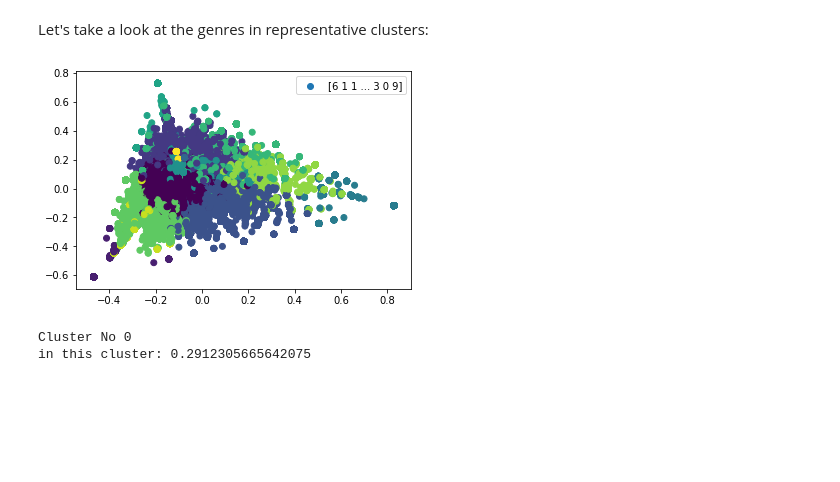
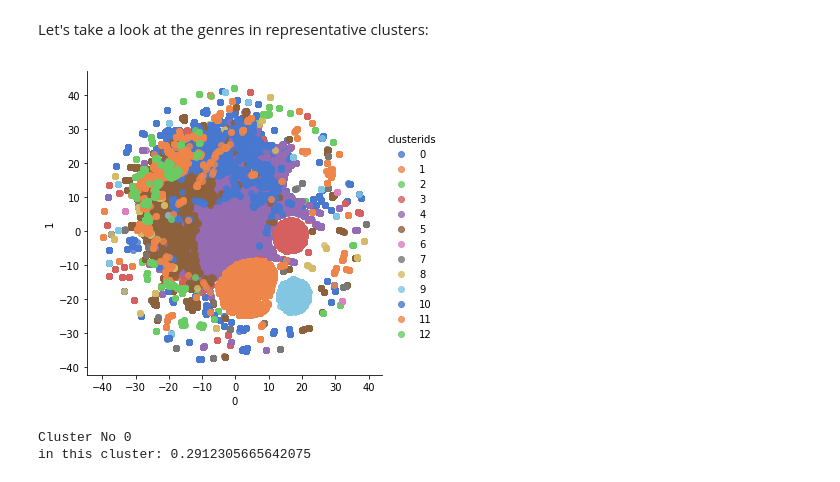
Before and after one commit to janapfeffer/DM_Project_MoviePrediction, a Jupyter notebook: ClusterExperiments.ipynb, the cells around one changed output. Cells and saved outputs as stored; diff of their text form; code cells hidden in the pictures; blank space fills up the shorter version.

Commit message:
cluster plots with legend

```diff
--- a/ClusterExperiments.ipynb
+++ b/ClusterExperiments.ipynb
@@ -127,12 +94,17 @@ Let's take a look at the genres in representative clusters:
 estimator = KMeans(n_clusters = 13)
 cluster_ids = estimator.fit_predict(df_joined.drop(columns="userId"))
 df_joined["clusters"] = cluster_ids
-# %%
-plt.scatter(df_pca[0],df_pca[1], c=cluster_ids, label=cluster_ids)
-plt.legend()
-plt.show()
-# %% [output]
-[figure, removed]
+# %%
+df_temp = pd.DataFrame(columns=["0","1", "clusterids"])
+df_temp["clusterids"] = cluster_ids
+df_temp["0"] = df_tsne[0]
+df_temp["1"] = df_tsne[1]
+
+facet = sb.lmplot(data=df_temp, x="0", y="1", hue="clusterids", fit_reg=False, legend=True, legend_out=True, palette="muted")
+
+plt.show()
+# %% [output]
+[figure, added]
 # %%
 for cluster in range(0,13):
     print("Cluster No " + str(cluster))
```
Also changed, not shown: parts of 5 cells of this notebook, 1 other file.
